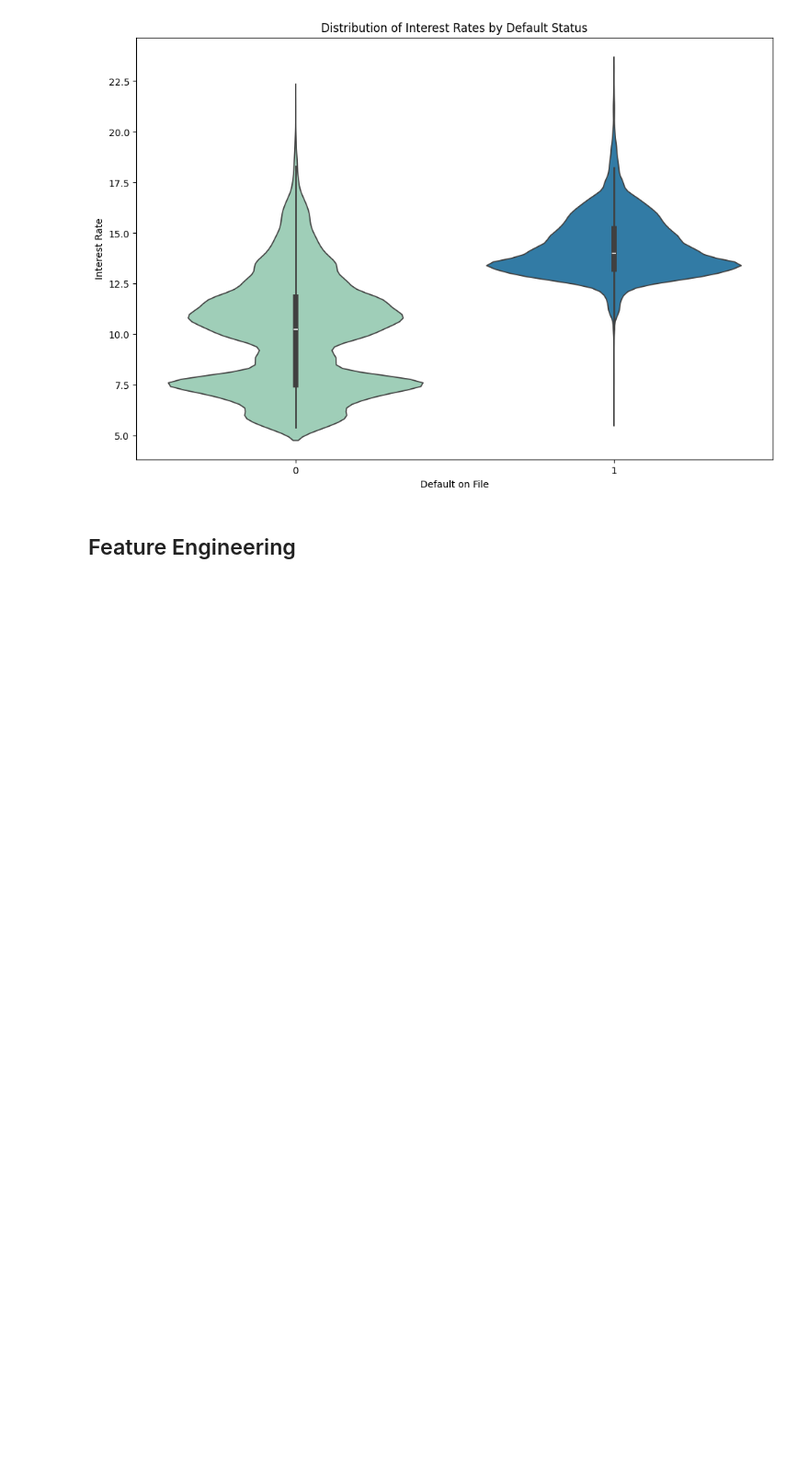
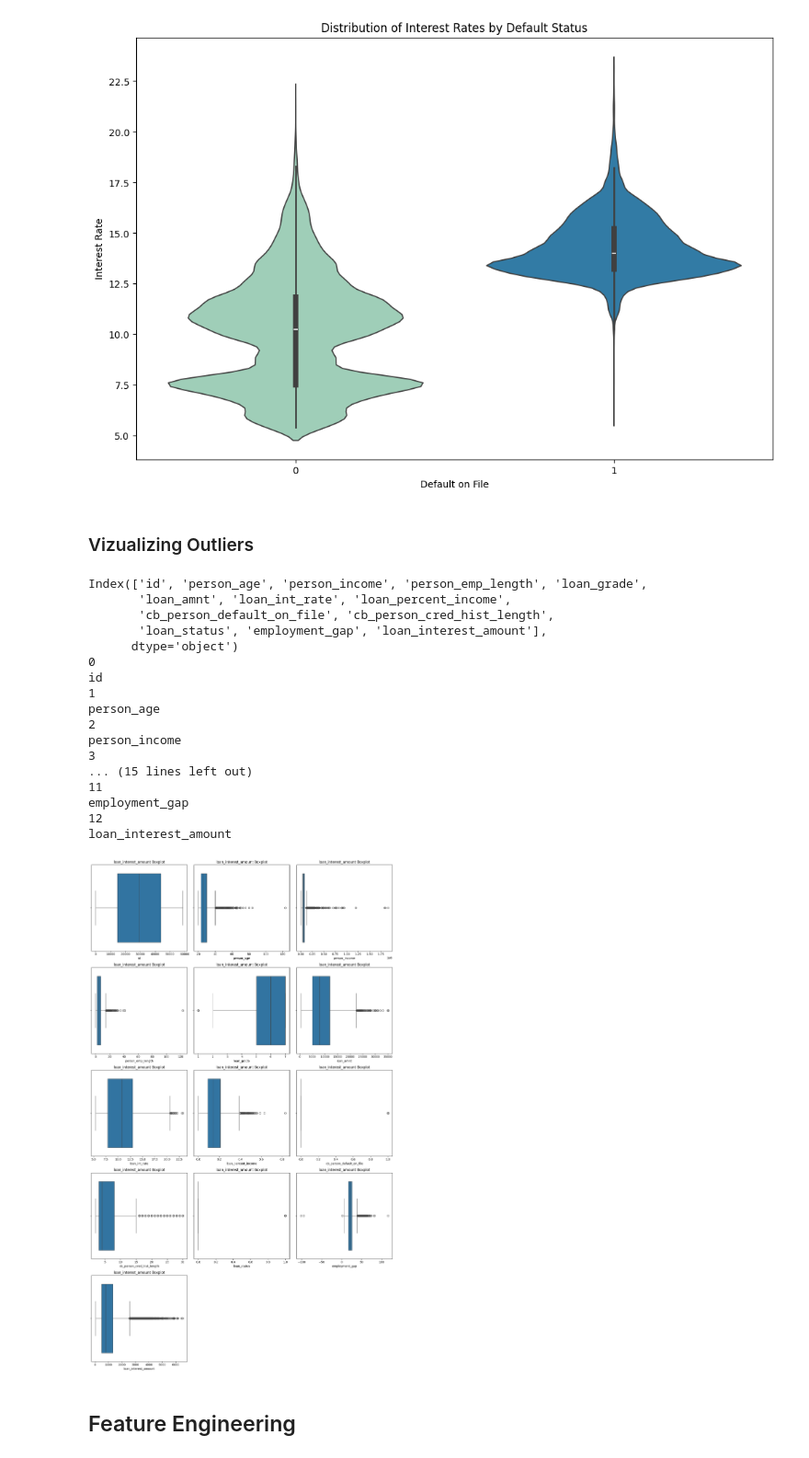
Before and after one commit to Alexej9671/kaggle_loan_approval_prediction, a Jupyter notebook: train_models.ipynb, the cells around one changed output. Shown at 92% size. Saved outputs shown, nothing was run; the diff lists cells and outputs as text; code cells hidden in the pictures; blank space fills up the shorter version.

Commit message:
added box and whisker plots to vizualize outliers

```diff
--- a/train_models.ipynb
+++ b/train_models.ipynb
@@ -250,6 +252,56 @@ plt.ylabel('Interest Rate')
 plt.show()
 # %% [output]
 [figure]
+# %% [markdown]
+### Vizualizing Outliers
+# %%
+import math
+stats_df = pd.DataFrame(index=df.select_dtypes(include=['float64', 'int64']).columns,
+                        columns=['Q1', 'Q3', 'IQR'])
+#print(stats_df.index)
+num_features = len(stats_df.index)
+num_cols = len(stats_df.columns)
+num_rows = math.ceil(num_features / num_cols)
+
+fig, axs = plt.subplots(nrows=num_rows, ncols=num_cols, figsize=(15, 5 * num_rows))
+axs = axs.flatten()
+
+for i, col in enumerate(stats_df.index):
+    Q1 = df[col].quantile(0.25)
+    Q3 = df[col].quantile(0.75)
+    IQR = Q3 - Q1
+    stats_df.loc[col, 'Q1'] = Q1
+    stats_df.loc[col, 'Q3'] = Q3
+    stats_df.loc[col, 'IQR'] = IQR
+    sns.boxplot(x=df[col], ax=axs[i])
+    axs[i].set_title(f"{column} Boxplot")
+
+
+# Hide any unused subplots
+for j in range(i + 1, len(axs)):
+    axs[j].axis('off')
+
+plt.tight_layout()
+plt.show()
+# %% [output]
+Index(['id', 'person_age', 'person_income', 'person_emp_length', 'loan_grade',
+       'loan_amnt', 'loan_int_rate', 'loan_percent_income',
+       'cb_person_default_on_file', 'cb_person_cred_hist_length',
+       'loan_status', 'employment_gap', 'loan_interest_amount'],
+      dtype='object')
+0
+id
+1
+person_age
+2
+person_income
+3
+... (15 lines left out)
+11
+employment_gap
+12
+loan_interest_amount
+[figure, added]
 # %% [markdown]
 ## Feature Engineering
 # %%
```
Also changed, not shown: parts of 10 cells of this notebook.
